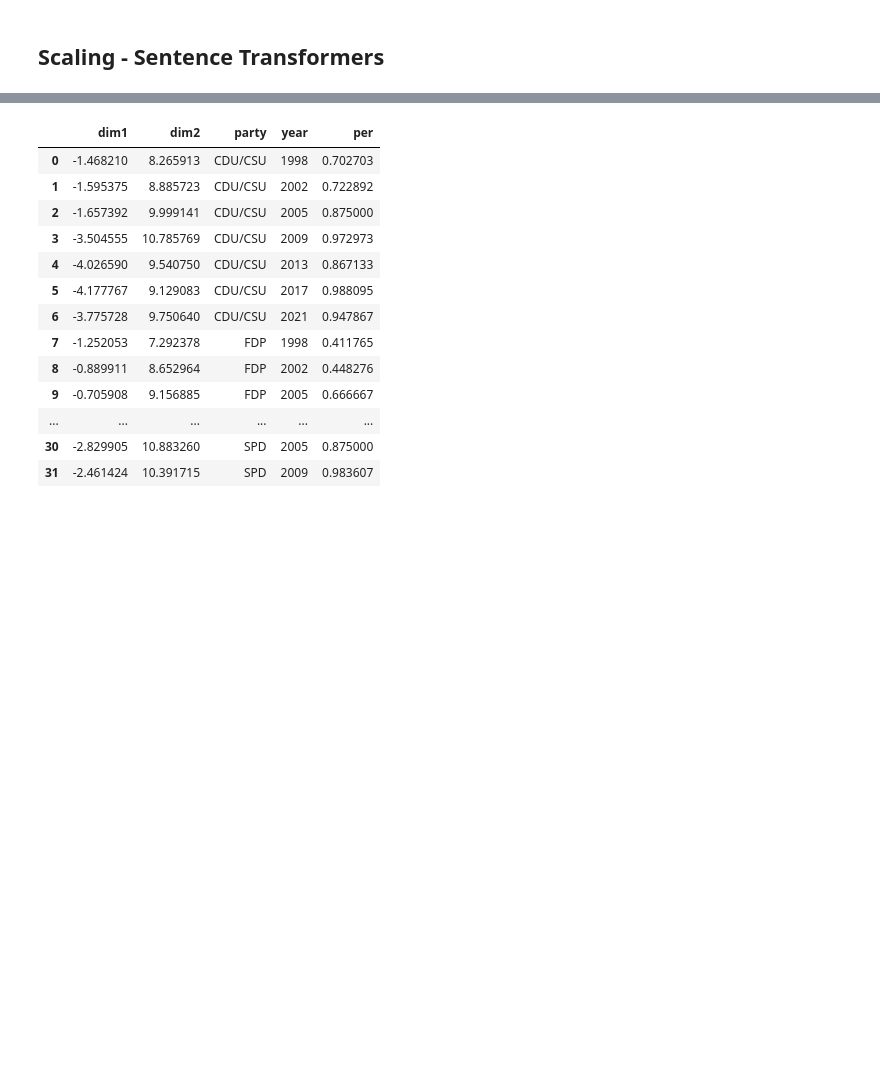
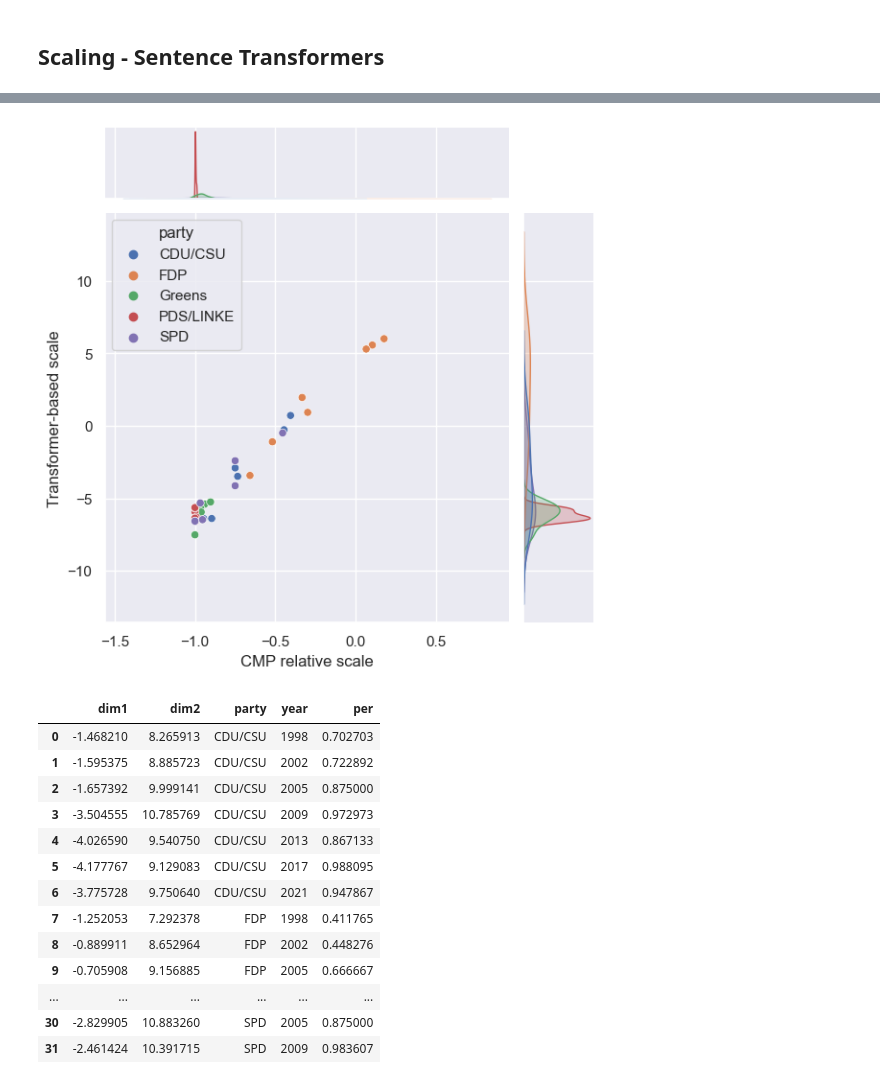
Before and after one commit to hungnguyen167/ContextScale, a Jupyter notebook: BERT_Scaler.ipynb, the cells around one changed output, grey strips where cells are left out. Drawn from its saved outputs; the diff is of its cells as text; code cells hidden in the pictures; blank space fills up the shorter version.

```diff
--- a/BERT_Scaler.ipynb
+++ b/BERT_Scaler.ipynb
@@ -1037,3 +1014,10 @@ NameError: name 'document_embed' is not defined
+# %%
+plot = sns.jointplot(data=df, x="lr_prop", y="dim1", hue="party")
+plot.set_axis_labels("CMP relative scale", ylabel = "Transformer-based scale")
+
+plt.savefig('results/tabs and figs/figure11.png', dpi=300)
+# %% [output]
+[figure, added]
 # %%
 df
 # %% [output]
```
Also changed, not shown: parts of 19 cells of this notebook, 2 other files.
